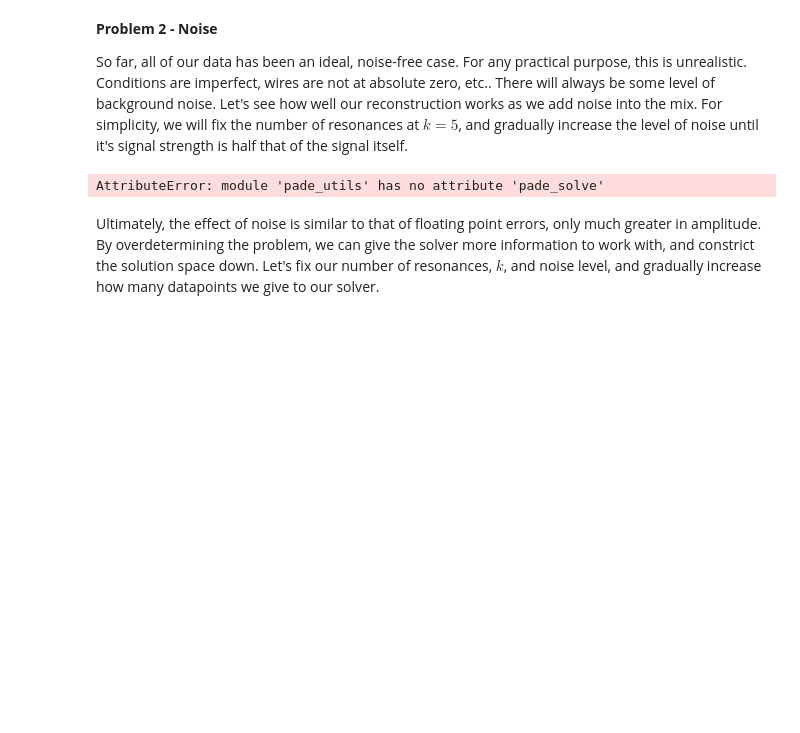
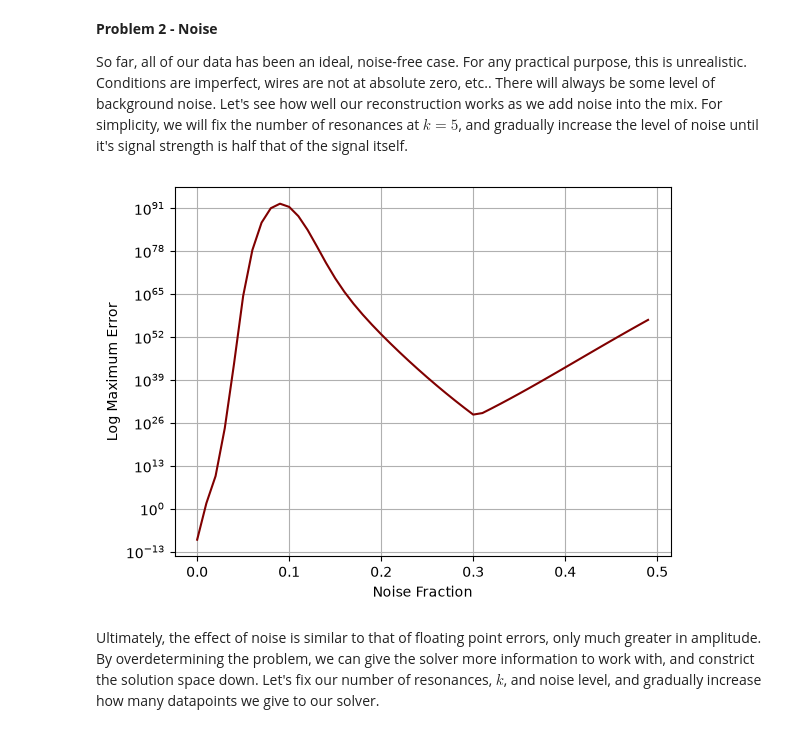
Before and after one commit to adamplu/Pade, a Jupyter notebook: 3 - Noisy Spectra and Froissart Doubles.ipynb, the cells around one changed output. Cells and saved outputs as stored; diff of their text form; code cells hidden in the pictures; blank space fills up the shorter version.

```diff
--- a/3 - Noisy Spectra and Froissart Doubles.ipynb
+++ b/3 - Noisy Spectra and Froissart Doubles.ipynb
@@ -13,35 +13,35 @@ delta_t = 0.01
 
 def plot_error_graph(maximum_noise,  minimum_datapoints, resonances = 5):
 
     errors = []
 
     for noise in np.arange(0, maximum_noise, 0.01):
         true_signal = pdu.generate_synthetic_signal(order = resonances, noise_level = 0)
         noisy_signal = pdu.generate_synthetic_signal(order = resonances, noise_level = noise)
         reconstructed = pdu.pade_solve(noisy_signal, order = resonances, datapoints = minimum_datapoints)
         reconstructed_signal = np.sum(reconstructed, axis = 0)
 
-        errors.append(np.max(np.abs(true_signal - reconstructed_signal)))
+        errors.append(np.max(np.abs(true_signal[:len(reconstructed_signal)] - reconstructed_signal)))
 
     x = np.arange(0, maximum_noise, 0.01)
     y = errors
 
     plt.plot(x, y, label = f"{minimum_datapoints}$k$ datapoints", color='maroon')
 
 
     plt.yscale('log')
     plt.grid(True, which='both')
 
 
     plt.xlabel(f"Noise Fraction")
     plt.ylabel("Log Maximum Error")
 
 
 resonances = 5
 plot_error_graph(maximum_noise = 0.5, resonances = 5, minimum_datapoints = 2 * resonances)
 plt.show()
 # %% [output]
-AttributeError: module 'pade_utils' has no attribute 'pade_solve'
+[figure, added]
 # %% [markdown]
 Ultimately, the effect of noise is similar to that of floating point errors, only much greater in amplitude. By overdetermining the problem, we can give the solver more information to work with, and constrict the solution space down. Let's fix our number of resonances, $k$, and noise level, and gradually increase how many datapoints we give to our solver.
 # %%
```
Also changed, not shown: parts of 6 cells of this notebook, 6 other files.
